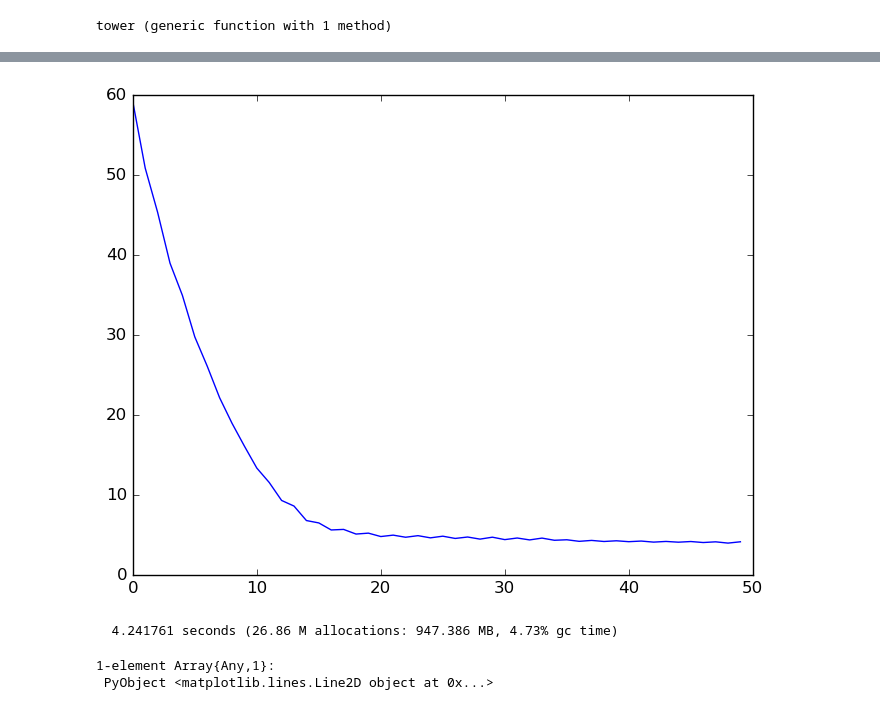
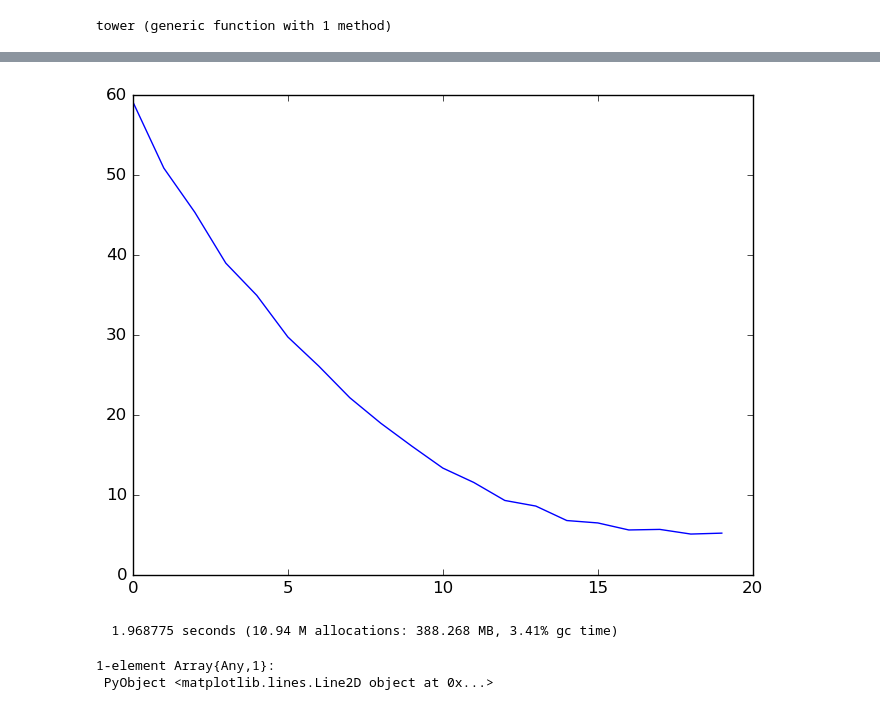
Before and after one commit to rdeits/SoftRobots.jl, a Jupyter notebook: virtual_surface_forces.ipynb, the cells around one changed output, grey strips where cells are left out. Cells and saved outputs as stored; diff of their text form; code cells hidden in the pictures.

```diff
--- a/virtual_surface_forces.ipynb
+++ b/virtual_surface_forces.ipynb
@@ -186,7 +276,7 @@ end
 energies = []
 alpha = 0.98
 # Profile.clear()
-@time for i = 1:50
+@time for i = 1:20
     ci, gi = cost_and_gradient(x)
     if any(isnan, gi)
         @show gi
@@ -196,34 +286,34 @@ alpha = 0.98
     step = sign(step) .* min.(0.01, abs.(gi))
     x += alpha^i .* step
 #     x -= step * gi
     draw(robot, map(value, x))
 
     LCMGLClient("normals") do lcmgl
         color(lcmgl, 0,0,0)
 
         state = convert(SoftRobots.SoftRobotState{Float64}, map(value, x))
         for i = 1:length(state.positions)
             sphere(lcmgl, convert(Vector, state.positions[i]), 0.02, 10, 10)
         end
         begin_mode(lcmgl, LCMGL.LINES)
         for edge in robot.edges
             vertex(lcmgl, state.positions[edge.parent]...)
             vertex(lcmgl, state.positions[edge.child]...)
         end
         end_mode(lcmgl)
 
         color(lcmgl, 0, 1, 0)
         for i = 1:2
             sphere(lcmgl, convert(Vector, state.positions[i]), 0.05, 10, 10)
         end
         switch_buffer(lcmgl)
     end
     push!(energies, ci)
 end
 # ProfileView.view()
 PyPlot.plot(energies)
 # %% [output]
-[figure, old version]
+[figure, new version]
-  4.241761 seconds (26.86 M allocations: 947.386 MB, 4.73% gc time)
+  1.968775 seconds (10.94 M allocations: 388.268 MB, 3.41% gc time)
 1-element Array{Any,1}:
  PyObject <matplotlib.lines.Line2D object at 0x...>
```
Also changed, not shown: parts of 8 cells of this notebook, 1 other file.
